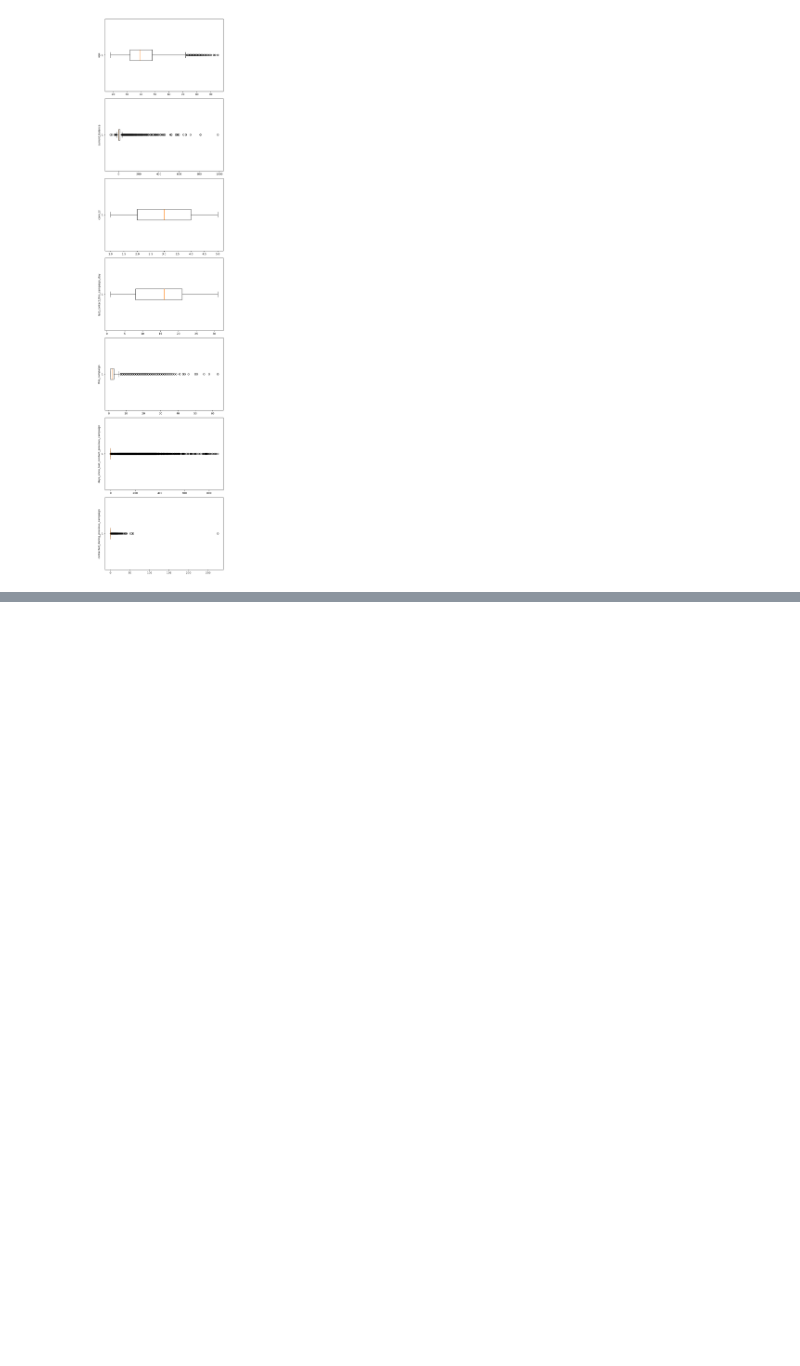
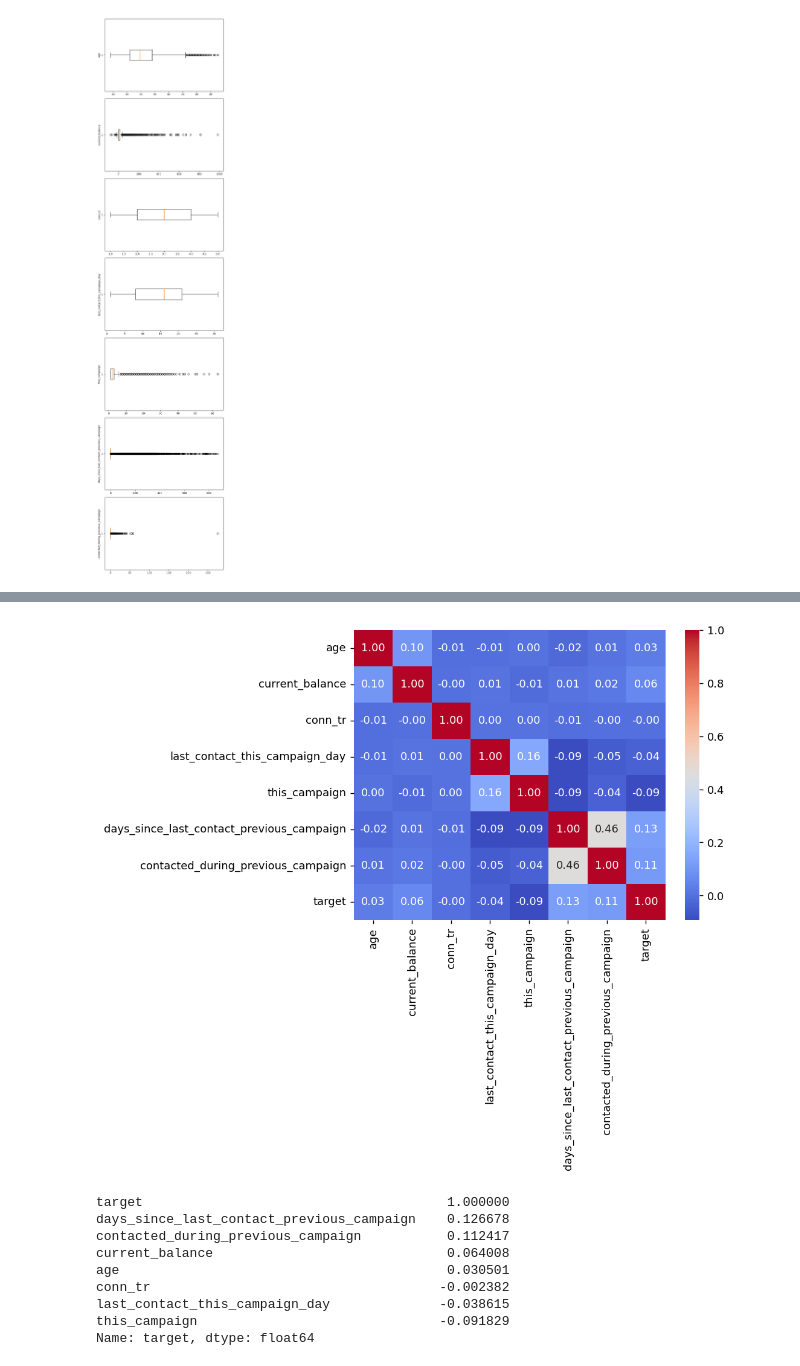
Before and after one commit to pragashraj/ITNPBD6-Customer-Targeting, a Jupyter notebook: ITNPBD6_Customer_Targeting.ipynb, the cells around one changed output, grey strips where cells are left out. Drawn from its saved outputs; the diff is of its cells as text; code cells hidden in the pictures; blank space fills up the shorter version.

```diff
--- a/ITNPBD6_Customer_Targeting.ipynb
+++ b/ITNPBD6_Customer_Targeting.ipynb
@@ -64,0 +67,4 @@ Numerical columns:  ['ID', 'age', 'current_balance', 'conn_tr', 'last_contact_th
+# %%
+df['target'] = df['new_contract_this_campaign'].map({'yes': 1, 'no': 0})
+
+num_col.append('target')
@@ -90,0 +127,21 @@ plt.show()
+# %%
+import seaborn as sns
+
+df_corr = df.select_dtypes(include='number').drop(columns=['ID'])
+corr = df_corr.corr()
+plt.figure(dpi=130)
+sns.heatmap(corr, annot=True, fmt='.2f', cmap='coolwarm')
+plt.show()
+
+print(corr["target"].sort_values(ascending=False))
+# %% [output]
+[figure, added]
+target                                       1.000000
+days_since_last_contact_previous_campaign    0.126678
+contacted_during_previous_campaign           0.112417
+current_balance                              0.064008
+age                                          0.030501
+conn_tr                                     -0.002382
+last_contact_this_campaign_day              -0.038615
+this_campaign                               -0.091829
+Name: target, dtype: float64
```
Also changed, not shown: parts of 7 cells of this notebook.
